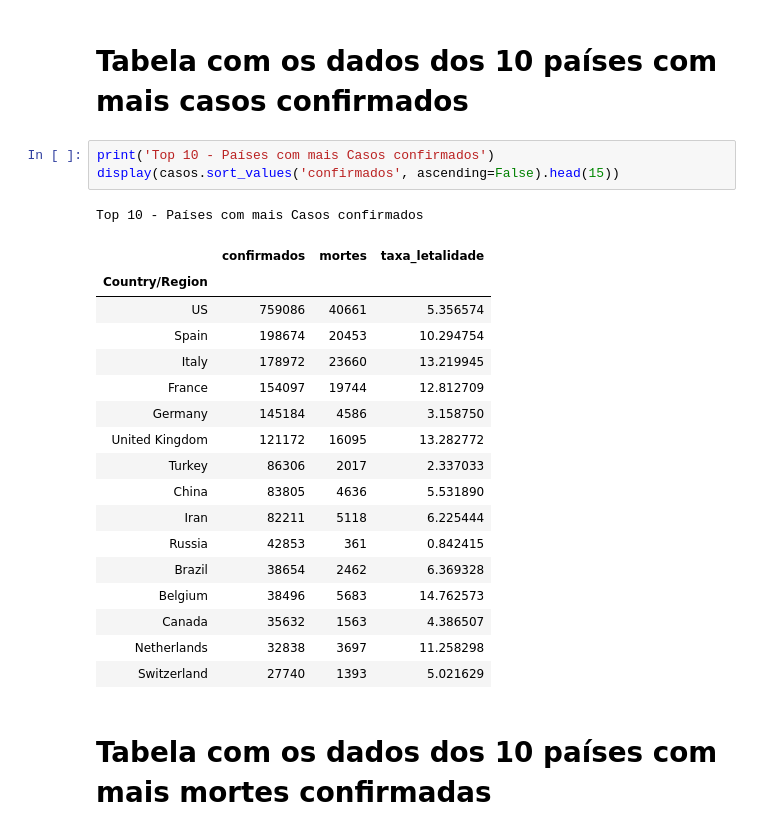
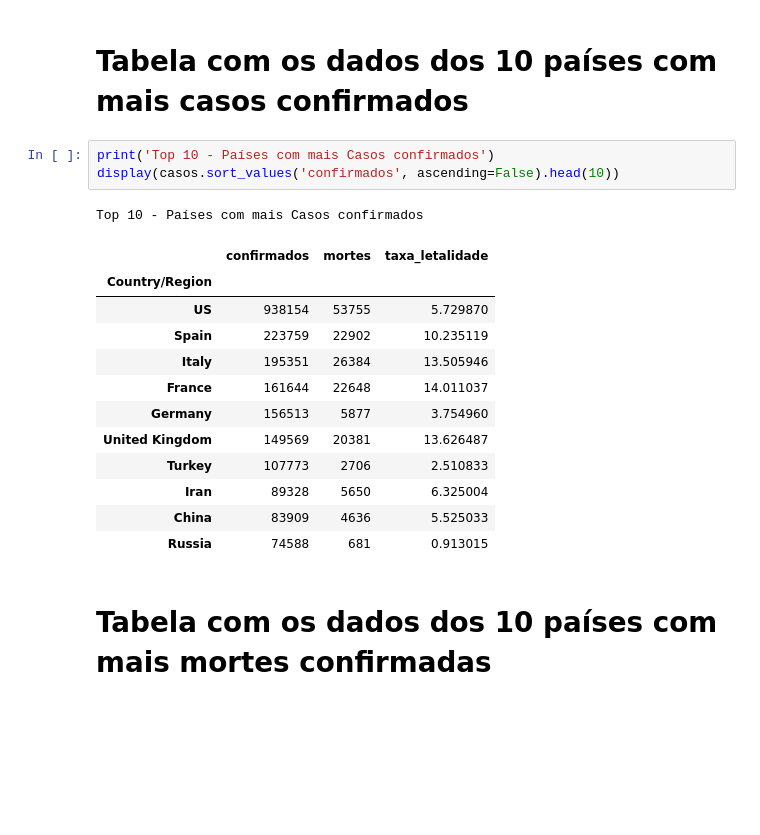
Before and after one commit to Alberto-Oliveira-Barbosa/covid-19, a Jupyter notebook: new-notebook-Covid-19.ipynb, the cells around one changed output. Saved outputs shown, nothing was run; the diff lists cells and outputs as text; blank space fills up the shorter version.

```diff
--- a/new-notebook-Covid-19.ipynb
+++ b/new-notebook-Covid-19.ipynb
@@ -458,26 +459,21 @@ plt.show()
 # Tabela com os dados dos 10 países com mais casos confirmados
 # %%
 print('Top 10 - Países com mais Casos confirmados')
-display(casos.sort_values('confirmados', ascending=False).head(15))
+display(casos.sort_values('confirmados', ascending=False).head(10))
 # %% [output]
 Top 10 - Países com mais Casos confirmados
 |  | confirmados | mortes | taxa_letalidade |
 | Country/Region |  |  |  |
-| US | 759086 | 40661 | 5.356574 |
-| Spain | 198674 | 20453 | 10.294754 |
-| Italy | 178972 | 23660 | 13.219945 |
-| France | 154097 | 19744 | 12.812709 |
-| Germany | 145184 | 4586 | 3.158750 |
-| United Kingdom | 121172 | 16095 | 13.282772 |
-| Turkey | 86306 | 2017 | 2.337033 |
-| China | 83805 | 4636 | 5.531890 |
-| Iran | 82211 | 5118 | 6.225444 |
-| Russia | 42853 | 361 | 0.842415 |
-| Brazil | 38654 | 2462 | 6.369328 |
-| Belgium | 38496 | 5683 | 14.762573 |
-| Canada | 35632 | 1563 | 4.386507 |
-| Netherlands | 32838 | 3697 | 11.258298 |
-| Switzerland | 27740 | 1393 | 5.021629 |
+| US | 938154 | 53755 | 5.729870 |
+| Spain | 223759 | 22902 | 10.235119 |
+| Italy | 195351 | 26384 | 13.505946 |
+| France | 161644 | 22648 | 14.011037 |
+| Germany | 156513 | 5877 | 3.754960 |
+| United Kingdom | 149569 | 20381 | 13.626487 |
+| Turkey | 107773 | 2706 | 2.510833 |
+| Iran | 89328 | 5650 | 6.325004 |
+| China | 83909 | 4636 | 5.525033 |
+| Russia | 74588 | 681 | 0.913015 |
 # %% [markdown]
 # Tabela com os dados dos 10 países com mais mortes confirmadas
 # %%
```
Also changed, not shown: parts of 26 cells of this notebook.
